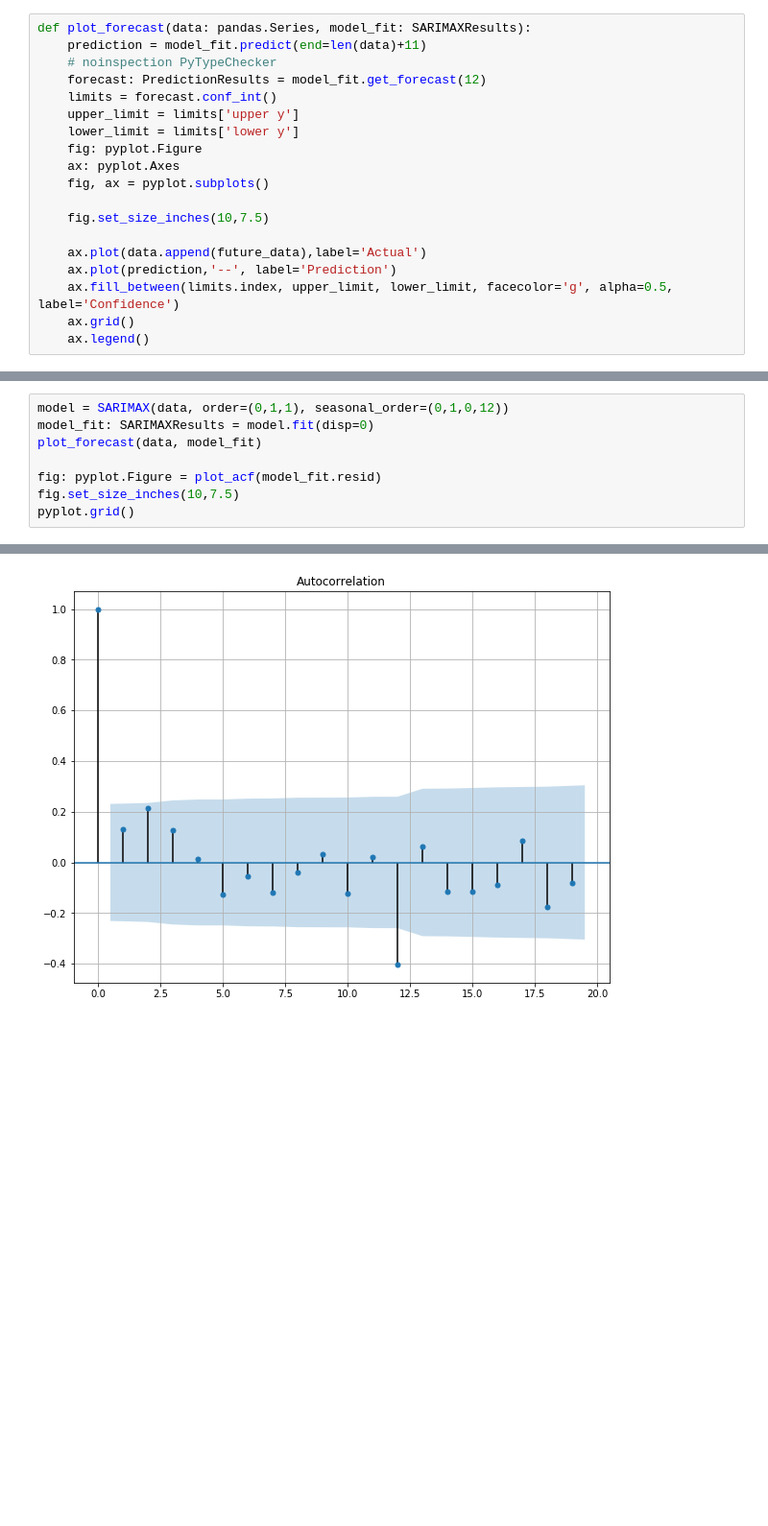
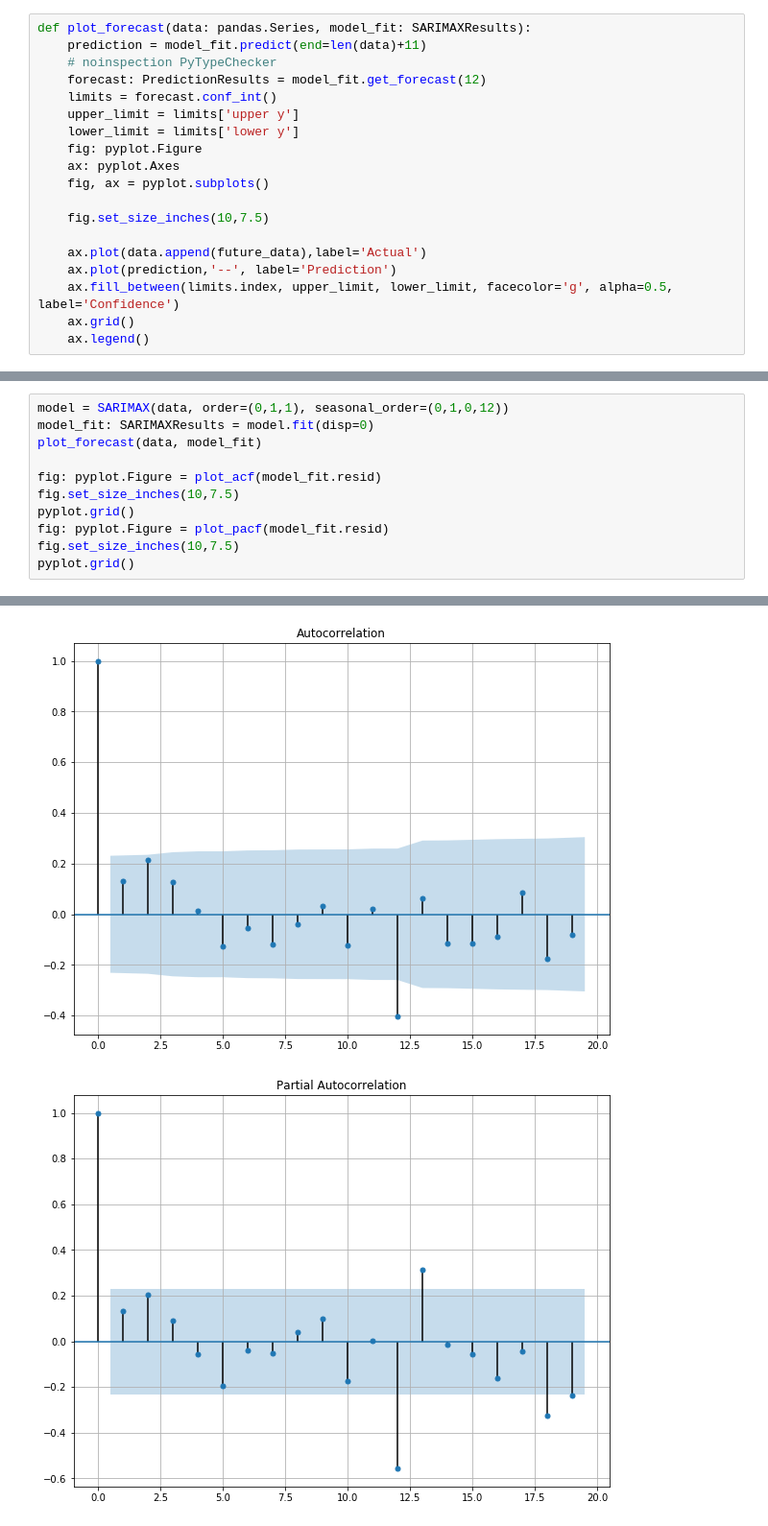
Before and after one commit to meldevigolsen/DMI, a Jupyter notebook: sarimax.ipynb, the cells around one changed output, grey strips where cells are left out. Shown: that part at 96% size. Drawn from its saved outputs; the diff is of its cells as text; blank space fills up the shorter version.

```diff
--- a/sarimax.ipynb
+++ b/sarimax.ipynb
@@ -65,14 +73,18 @@ pyplot.grid()
 # %%
 model = SARIMAX(data, order=(0,1,1), seasonal_order=(0,1,0,12))
 model_fit: SARIMAXResults = model.fit(disp=0)
 plot_forecast(data, model_fit)
 
 fig: pyplot.Figure = plot_acf(model_fit.resid)
 fig.set_size_inches(10,7.5)
 pyplot.grid()
+fig: pyplot.Figure = plot_pacf(model_fit.resid)
+fig.set_size_inches(10,7.5)
+pyplot.grid()
 # %% [output]
 [figure]
 [figure]
+[figure, added]
 # %%
 model = SARIMAX(data, order=(0,1,1), seasonal_order=(0,1,1,12))
 model_fit: SARIMAXResults = model.fit(disp=0)
```
Also changed, not shown: parts of 7 cells of this notebook, 6 other files.
